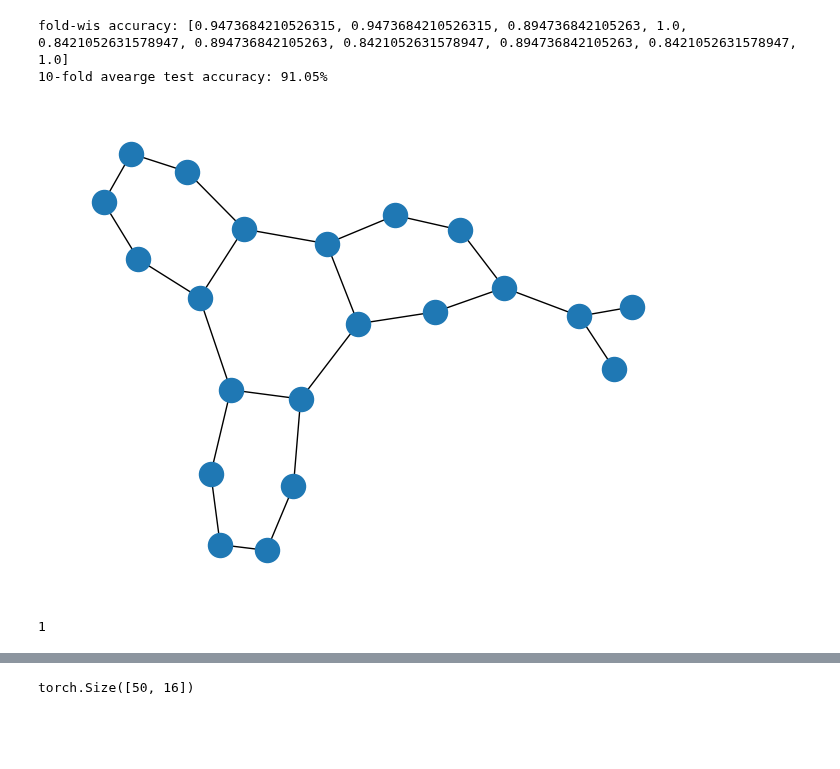
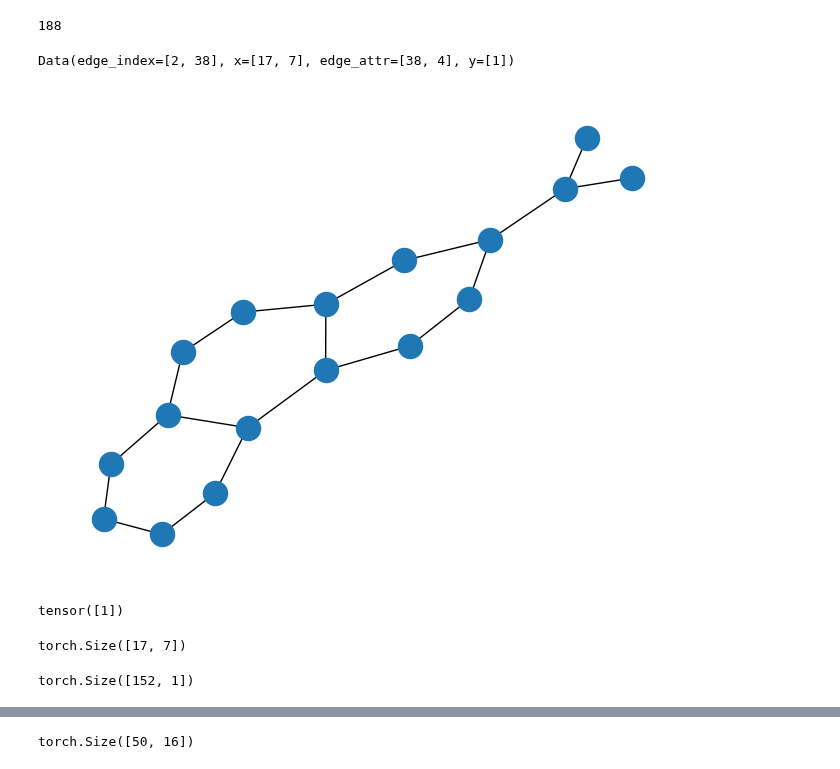
Before and after one commit to NGMLGroup/Koopman-TGNN-Interpretability, a Jupyter notebook: GraphESN_DMD.ipynb, the cells around one changed output, grey strips where cells are left out. Drawn from its saved outputs; the diff is of its cells as text; code cells hidden in the pictures; blank space fills up the shorter version.

```diff
--- a/GraphESN_DMD.ipynb
+++ b/GraphESN_DMD.ipynb
@@ -155,23 +18,23 @@ def create_and_train_esn(options,
-# %%
-test_accs, train_accs, embeddings, model = create_and_train_esn(
-        options, dataset_info, state_init='gaussian', init_ratio=0)
-test_acc_list = [acc.item() for acc in test_accs]
-print(f'fold-wis accuracy: {test_acc_list}')
-print(f'10-fold avearge test accuracy: {np.mean(test_accs) * 100:.2f}%')
-# %% [output]
-fold-wis accuracy: [0.9473684210526315, 0.9473684210526315, 0.894736842105263, 1.0, 0.8421052631578947, 0.894736842105263, 0.8421052631578947, 0.894736842105263, 0.8421052631578947, 1.0]
-10-fold avearge test accuracy: 91.05%
+# %%
+dataset = TUDataset(root='/ESGNN/data/MUTAG', name='MUTAG')
+# dataset = dataset.shuffle()
+# %%
+len(dataset)
+# %% [output]
+188
+# %%
+dataset[0]
+# %% [output]
+Data(edge_index=[2, 38], x=[17, 7], edge_attr=[38, 4], y=[1])
 # %%
-graph = 2 # graph index
-
-edge_index = adj_mats[-graph].to_sparse().indices().cpu()
-x = node_labels[-graph].cpu()
+edge_index = dataset[0]['edge_index']
+x = dataset[0]['x']
 data = torch_geometric.data.Data(x=x, edge_index=edge_index)
 g = torch_geometric.utils.to_networkx(data, to_undirected=True)
 nx.draw(g)
 # %% [output]
-[figure, old version]
+[figure, new version]
-# %%
-target[-graph] # target output
-# %% [output]
-1
+# %%
+dataset[0]['y']
+# %% [output]
+tensor([1])
@@ -177,0 +52,8 @@ target[-graph] # target output
+# %%
+dataset[0]['x'].shape
+# %% [output]
+torch.Size([17, 7])
+# %%
+dataset[0]['edge_attr'].view(-1,1).shape
+# %% [output]
+torch.Size([152, 1])
```
Also changed, not shown: parts of 10 cells of this notebook, 2 other files.
